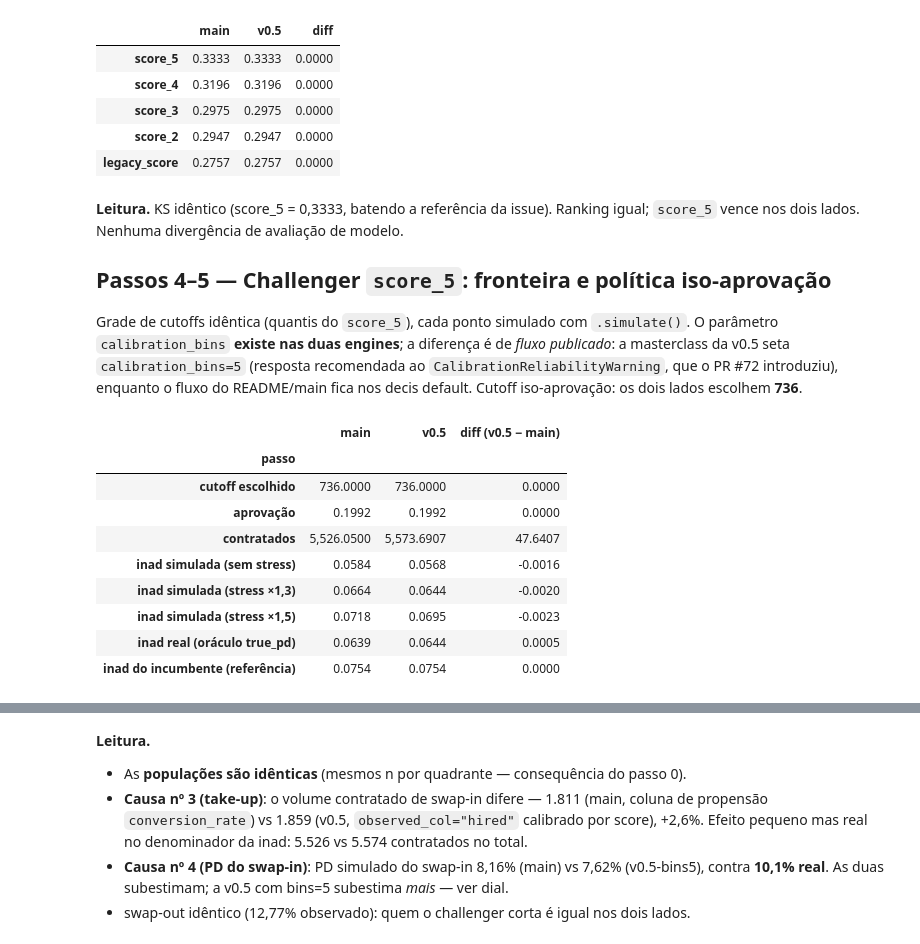
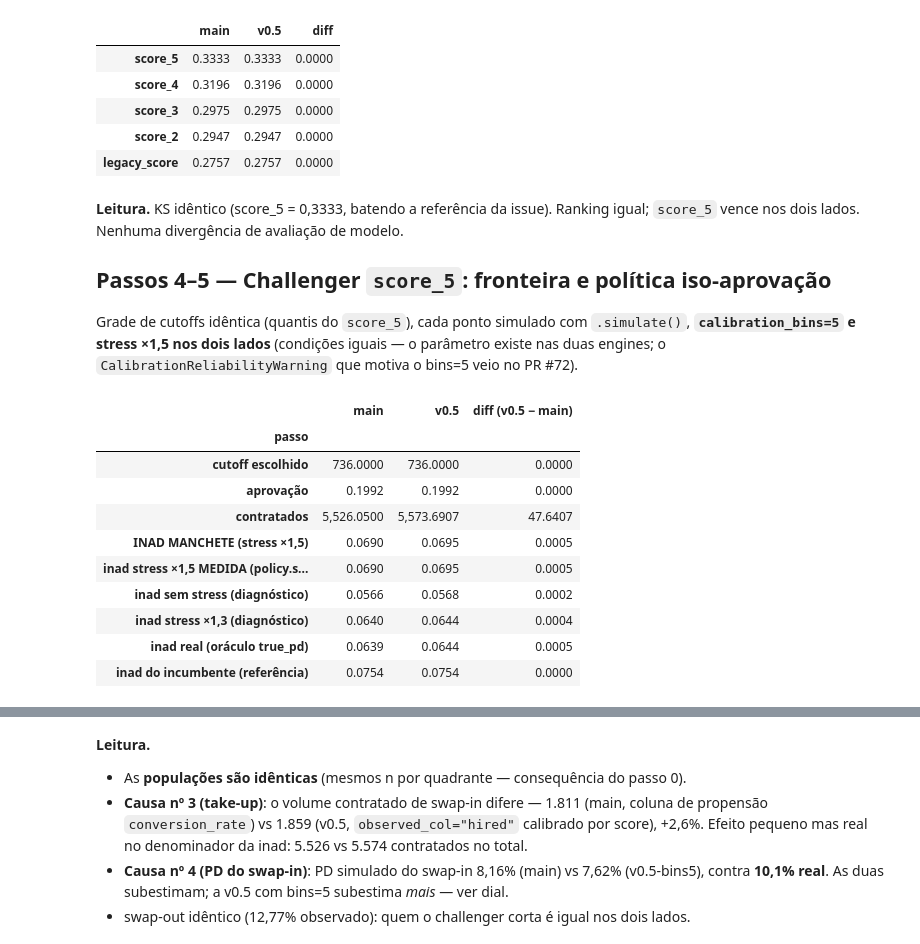
Before and after one commit to matheuspasche/pycreditools, a Jupyter notebook: validation/masterclass_engine_parity.ipynb, the cells around one changed output, grey strips where cells are left out. Cells and saved outputs as stored; diff of their text form; code cells hidden in the pictures.

```diff
--- a/validation/masterclass_engine_parity.ipynb
+++ b/validation/masterclass_engine_parity.ipynb
@@ -179,31 +183,31 @@ ks.sort_values("v0.5", ascending=False)
 
 ## Passos 4–5 — Challenger `score_5`: fronteira e política iso-aprovação
 
-Grade de cutoffs idêntica (quantis do `score_5`), cada ponto simulado com `.simulate()`.
-O parâmetro `calibration_bins` **existe nas duas engines**; a diferença é de *fluxo publicado*:
-a masterclass da v0.5 seta `calibration_bins=5` (resposta recomendada ao
-`CalibrationReliabilityWarning`, que o PR #72 introduziu), enquanto o fluxo do README/main
-fica nos decis default. Cutoff iso-aprovação: os dois lados escolhem **736**.
+Grade de cutoffs idêntica (quantis do `score_5`), cada ponto simulado com `.simulate()`,
+**`calibration_bins=5` e stress ×1,5 nos dois lados** (condições iguais — o parâmetro existe
+nas duas engines; o `CalibrationReliabilityWarning` que motiva o bins=5 veio no PR #72).
 # %%
 ch = lambda r: r["champion_iso_approval"]
 side_by_side([
     ("cutoff escolhido",                     lambda r: ch(r)["cutoff"]),
     ("aprovação",                             lambda r: ch(r)["approval"]),
     ("contratados",                           lambda r: ch(r)["contracted"]),
-    ("inad simulada (sem stress)",            lambda r: ch(r)["default"]),
-    ("inad simulada (stress ×1,3)",           lambda r: ch(r)["default_stress_1.3"]),
-    ("inad simulada (stress ×1,5)",           lambda r: ch(r)["default_stress_1.5"]),
+    ("INAD MANCHETE (stress ×1,5)",           lambda r: ch(r)["default"]),
+    ("inad stress ×1,5 MEDIDA (policy.stress)", lambda r: ch(r)["default_stress_1.5_measured"]),
+    ("inad sem stress (diagnóstico)",         lambda r: ch(r)["default_nostress"]),
+    ("inad stress ×1,3 (diagnóstico)",        lambda r: ch(r)["default_stress_1.3"]),
     ("inad real (oráculo true_pd)",           lambda r: ch(r)["default_true"]),
     ("inad do incumbente (referência)",       lambda r: r["incumbent"]["default"]),
 ])
 # %% [output]
 |  | main | v0.5 | diff (v0.5 − main) |
 | passo |  |  |  |
 | cutoff escolhido | 736.0000 | 736.0000 | 0.0000 |
 | aprovação | 0.1992 | 0.1992 | 0.0000 |
 | contratados | 5,526.0500 | 5,573.6907 | 47.6407 |
-| inad simulada (sem stress) | 0.0584 | 0.0568 | -0.0016 |
-| inad simulada (stress ×1,3) | 0.0664 | 0.0644 | -0.0020 |
-| inad simulada (stress ×1,5) | 0.0718 | 0.0695 | -0.0023 |
+| INAD MANCHETE (stress ×1,5) | 0.0690 | 0.0695 | 0.0005 |
+| inad stress ×1,5 MEDIDA (policy.s... | 0.0690 | 0.0695 | 0.0005 |
+| inad sem stress (diagnóstico) | 0.0566 | 0.0568 | 0.0002 |
+| inad stress ×1,3 (diagnóstico) | 0.0640 | 0.0644 | 0.0004 |
 | inad real (oráculo true_pd) | 0.0639 | 0.0644 | 0.0005 |
 | inad do incumbente (referência) | 0.0754 | 0.0754 | 0.0000 |
```
Also changed, not shown: parts of 17 cells of this notebook, 10 other files.
